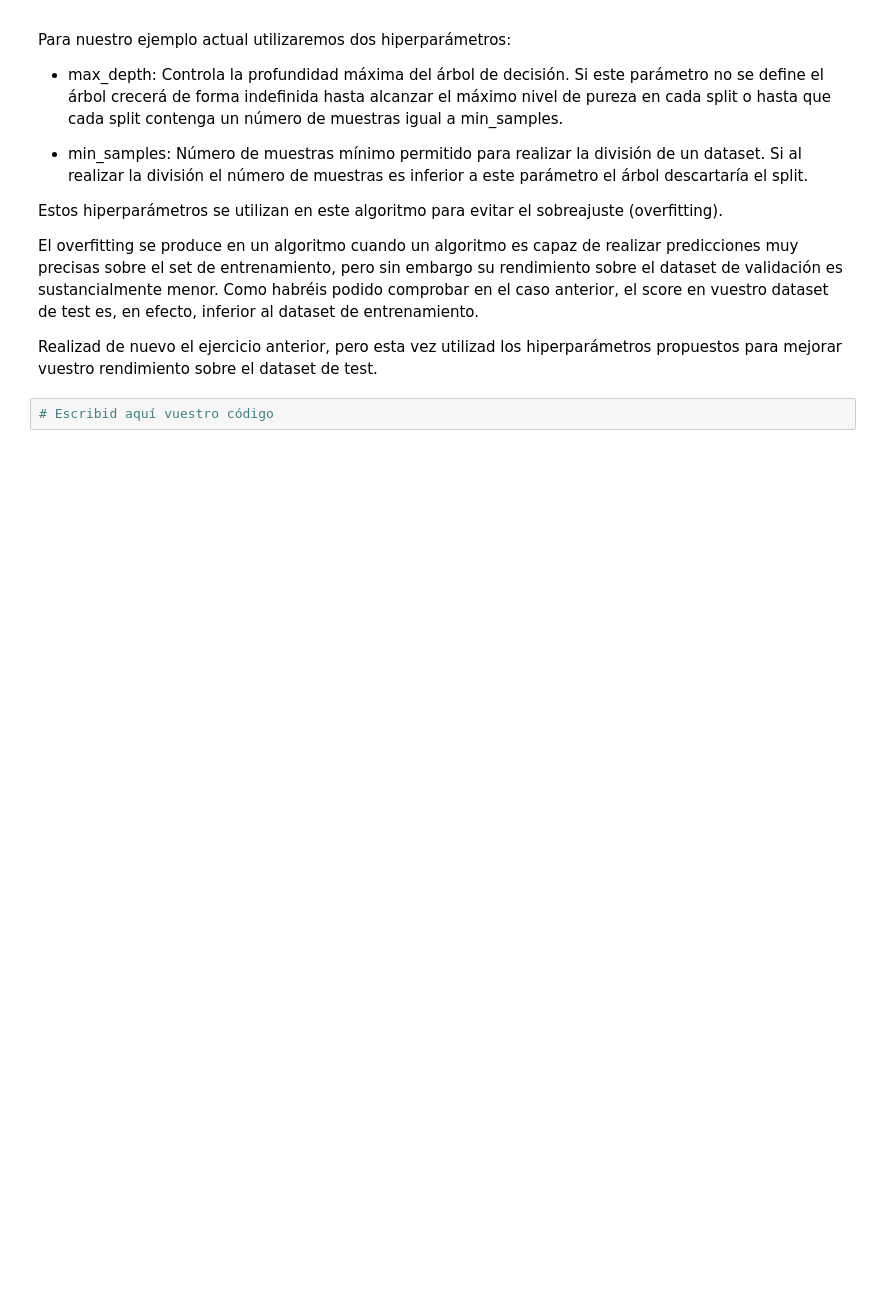
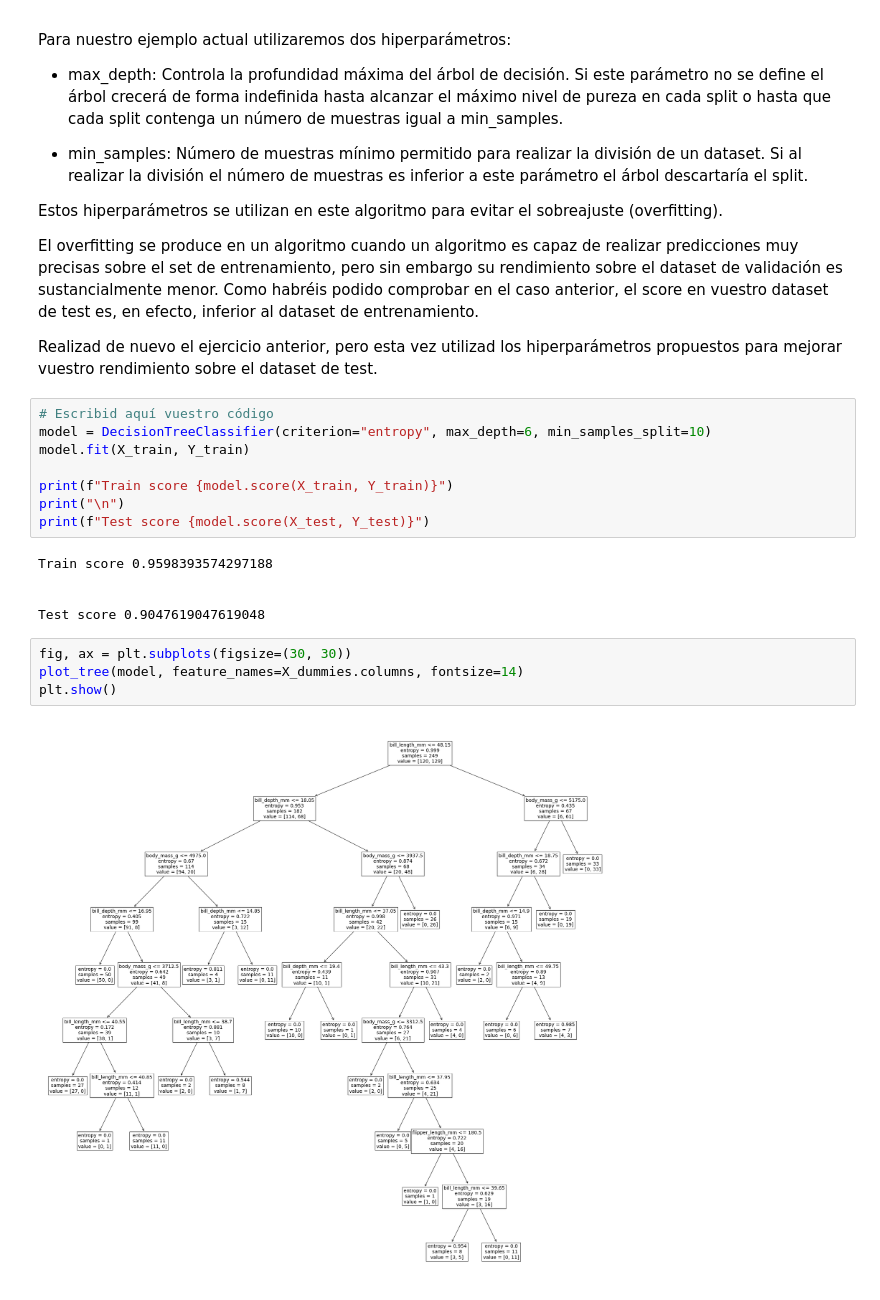
Before and after one commit to rapegme/IA3, a Jupyter notebook: Copia_de_Decision_trees.ipynb, the cells around one changed output. Cells and saved outputs as stored; diff of their text form; blank space fills up the shorter version.

```diff
--- a/Copia_de_Decision_trees.ipynb
+++ b/Copia_de_Decision_trees.ipynb
@@ -216,5 +349,22 @@ Estos hiperparámetros se utilizan en este algoritmo para evitar el sobreajuste
 El overfitting se produce en un algoritmo cuando un algoritmo es capaz de realizar predicciones muy precisas sobre el set de entrenamiento, pero sin embargo su rendimiento sobre el dataset de validación es sustancialmente menor. Como habréis podido comprobar en el caso anterior, el score en vuestro dataset de test es, en efecto, inferior al dataset de entrenamiento.
 
 Realizad de nuevo el ejercicio anterior, pero esta vez utilizad los hiperparámetros propuestos para mejorar vuestro rendimiento sobre el dataset de test.
-# %%
-# Escribid aquí vuestro código
+# %%
+# Escribid aquí vuestro código
+model = DecisionTreeClassifier(criterion="entropy", max_depth=6, min_samples_split=10)
+model.fit(X_train, Y_train)
+
+print(f"Train score {model.score(X_train, Y_train)}")
+print("\n")
+print(f"Test score {model.score(X_test, Y_test)}")
+# %% [output]
+Train score 0.9598393574297188
+
+
+Test score 0.9047619047619048
+# %%
+fig, ax = plt.subplots(figsize=(30, 30))
+plot_tree(model, feature_names=X_dummies.columns, fontsize=14)
+plt.show()
+# %% [output]
+[figure, added]
```
Also changed, not shown: parts of 17 cells of this notebook.
